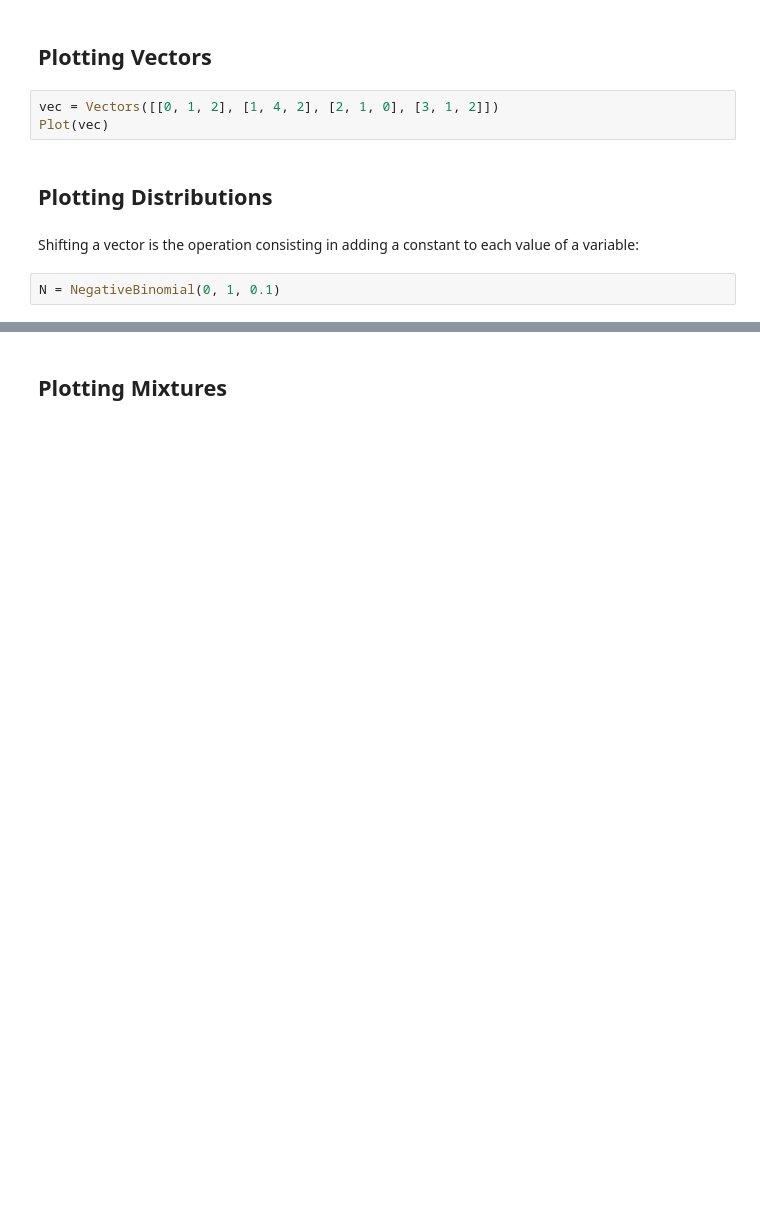
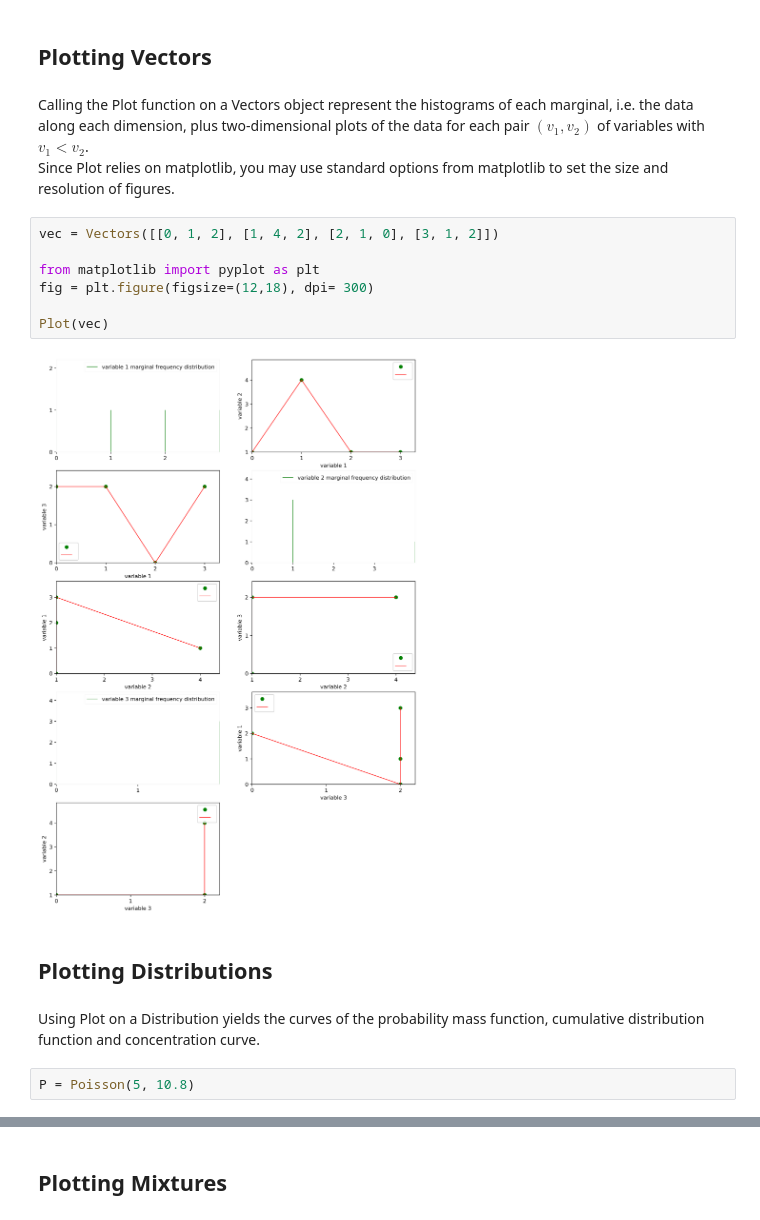
Before and after one commit to openalea/stat_tool, a Jupyter notebook: doc/examples/plotting.ipynb, the cells around one changed output, grey strips where cells are left out. Saved outputs shown, nothing was run; the diff lists cells and outputs as text; blank space fills up the shorter version.

```diff
--- a/doc/examples/plotting.ipynb
+++ b/doc/examples/plotting.ipynb
@@ -44,12 +62,21 @@ Note that vec2 contains 6 variables.
 # %% [markdown]
 ## Plotting Vectors
+# %% [markdown]
+Calling the Plot function on a Vectors object represent the histograms of each marginal, i.e. the data along each dimension, plus two-dimensional plots of the data for each pair $(v_1, v_2)$ of variables with $v_1 < v_2$.
+Since Plot relies on matplotlib, you may use standard options from matplotlib to set the size and resolution of figures.
 # %%
 vec = Vectors([[0, 1, 2], [1, 4, 2], [2, 1, 0], [3, 1, 2]])
+
+from matplotlib import pyplot as plt
+fig = plt.figure(figsize=(12,18), dpi= 300)
+
 Plot(vec)
+# %% [output]
+[figure, added]
 # %% [markdown]
 ## Plotting Distributions
 # %% [markdown]
-Shifting a vector is the operation consisting in adding a constant to each value of a variable:
+Using Plot on a Distribution yields the curves of the probability mass function, cumulative distribution function and concentration curve.
 # %%
-N = NegativeBinomial(0, 1, 0.1)
+P = Poisson(5, 10.8)
 # %%
```
Also changed, not shown: parts of 42 cells of this notebook, 3 other files.
